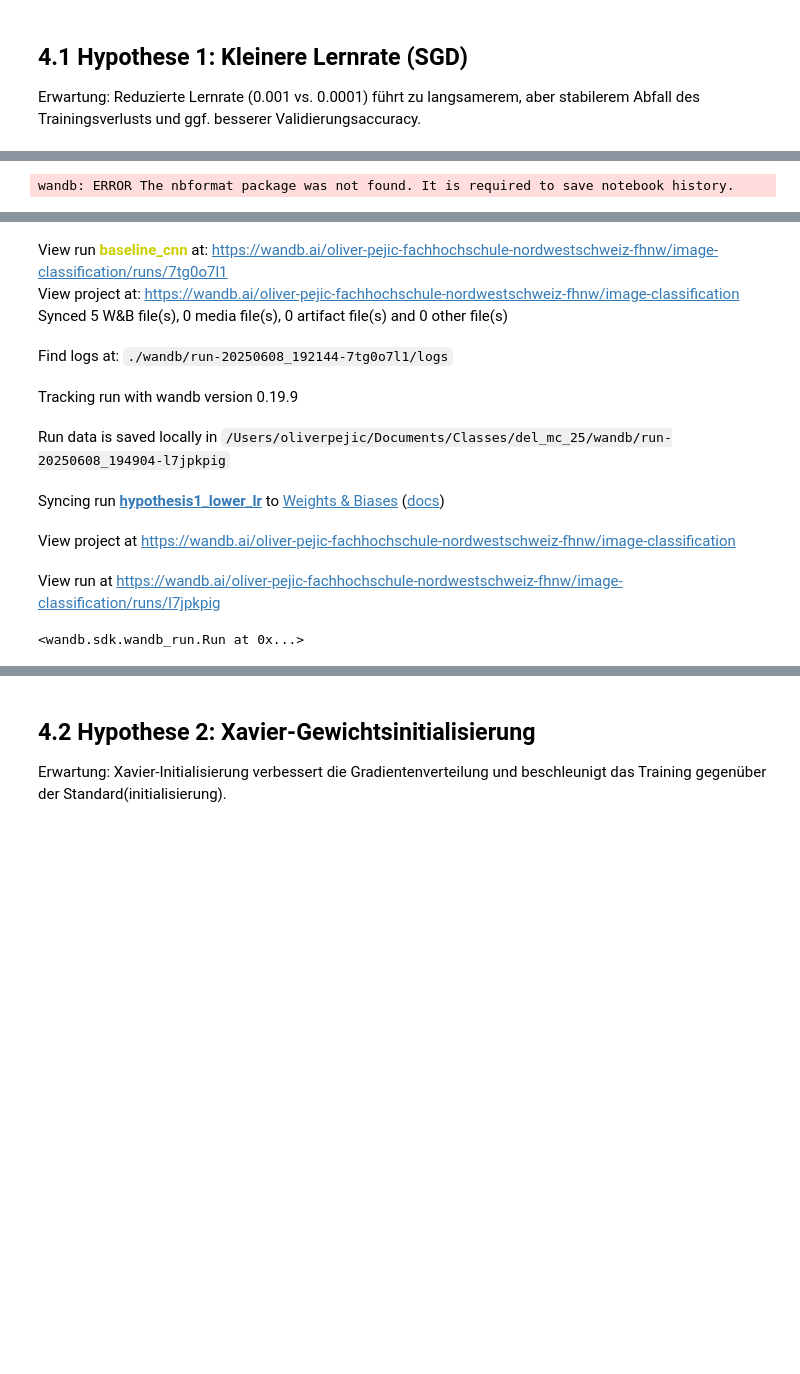
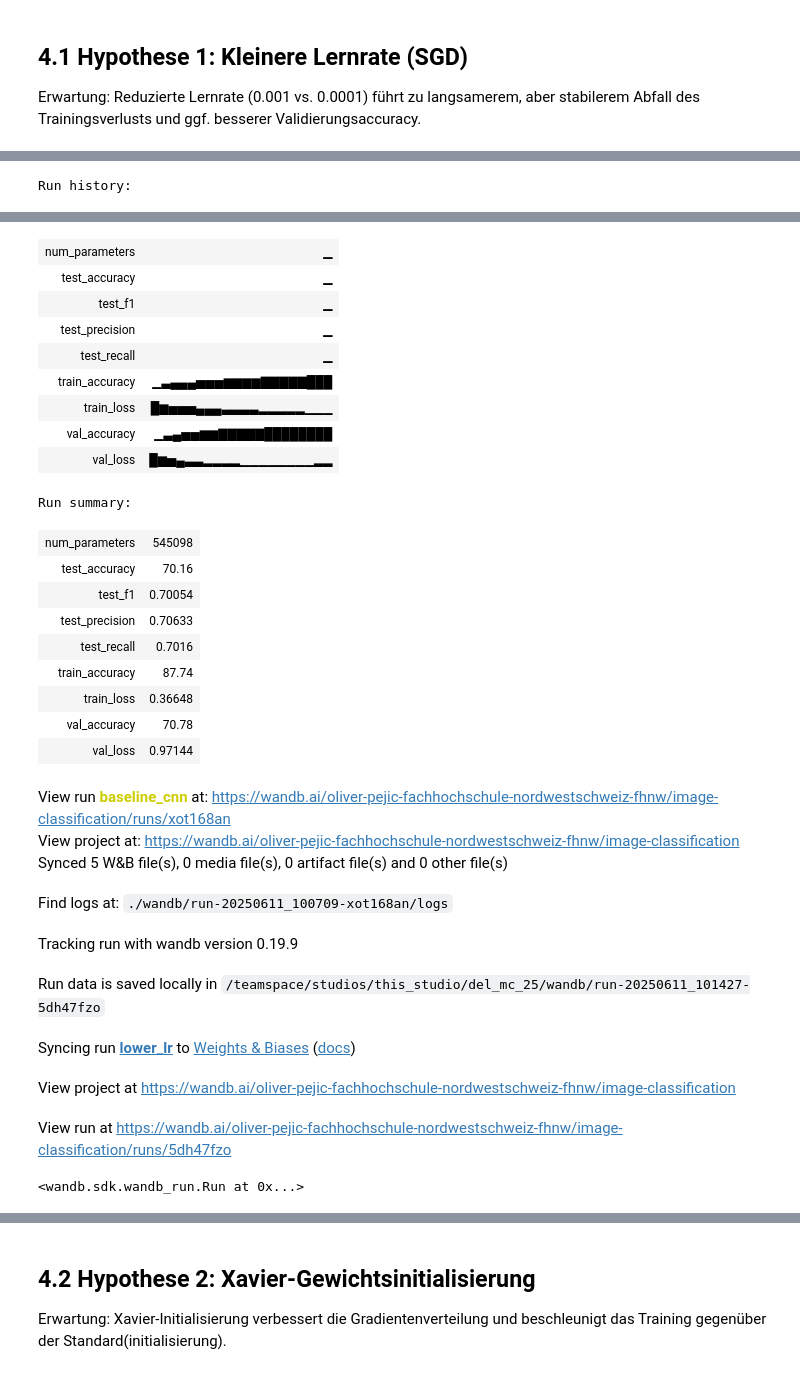
Before and after one commit to Kroli99/del_mc_25, a Jupyter notebook: del_mc_25.ipynb, the cells around one changed output, grey strips where cells are left out. Drawn from its saved outputs; the diff is of its cells as text; code cells hidden in the pictures; blank space fills up the shorter version.

```diff
--- a/del_mc_25.ipynb
+++ b/del_mc_25.ipynb
@@ -163,7 +482,7 @@ Using device: cpu
 # %%
 # Hyperparameter
-epochs = 30
-batch_size = 16
+epochs = 20
+batch_size = 32
 learning_rate = 0.001
 project_name = "image-classification"
 run_name = "baseline_cnn"
@@ -484,14 +615,15 @@ In diesem Schritt formulieren wir 10 Hypothesen aus den vorgegebenen Gruppen, f
 Erwartung: Reduzierte Lernrate (0.001 vs. 0.0001) führt zu langsamerem, aber stabilerem Abfall des Trainingsverlusts und ggf. besserer Validierungsaccuracy.
 # %%
 lr_small = 0.0001
+epochs_lr = 60
 
 # W&B Init für Hypothese 1
 wandb.init(
     project=project_name,
-    name="hypothesis1_lower_lr",
+    name="lower_lr",
     config={"hypothesis": "lower_lr",
             "learning_rate": lr_small,
-            "epochs": epochs,
+            "epochs": epochs_lr,
             "batch_size": batch_size}
 )
 # %% [output]
@@ -498 +631 @@ wandb.init(
-wandb: ERROR The nbformat package was not found. It is required to save notebook history.
+Run history:
@@ -500,10 +632,29 @@ wandb: ERROR The nbformat package was not found. It is required to save notebook
+| num_parameters | ▁ |
+| test_accuracy | ▁ |
+| test_f1 | ▁ |
+| test_precision | ▁ |
+| test_recall | ▁ |
+| train_accuracy | ▁▃▄▄▄▅▅▅▆▆▆▆▇▇▇▇▇███ |
+| train_loss | █▆▅▅▅▄▄▄▃▃▃▃▂▂▂▂▂▁▁▁ |
+| val_accuracy | ▁▃▄▅▅▆▆▇▇▇▇▇████████ |
+| val_loss | █▆▅▄▃▃▂▂▂▂▁▁▁▁▁▁▁▁▂▂ |
+Run summary:
+| num_parameters | 545098 |
+| test_accuracy | 70.16 |
+| test_f1 | 0.70054 |
+| test_precision | 0.70633 |
+| test_recall | 0.7016 |
+| train_accuracy | 87.74 |
+| train_loss | 0.36648 |
+| val_accuracy | 70.78 |
+| val_loss | 0.97144 |
-View run baseline_cnn at: https://wandb.ai/oliver-pejic-fachhochschule-nordwestschweiz-fhnw/image-classification/runs/7tg0o7l1
+View run baseline_cnn at: https://wandb.ai/oliver-pejic-fachhochschule-nordwestschweiz-fhnw/image-classification/runs/xot168an
 View project at: https://wandb.ai/oliver-pejic-fachhochschule-nordwestschweiz-fhnw/image-classification
 Synced 5 W&B file(s), 0 media file(s), 0 artifact file(s) and 0 other file(s)
-Find logs at: ./wandb/run-20250608_192144-7tg0o7l1/logs
+Find logs at: ./wandb/run-20250611_100709-xot168an/logs
 Tracking run with wandb version 0.19.9
-Run data is saved locally in /Users/oliverpejic/Documents/Classes/del_mc_25/wandb/run-20250608_194904-l7jpkpig
+Run data is saved locally in /teamspace/studios/this_studio/del_mc_25/wandb/run-20250611_101427-5dh47fzo
-Syncing run hypothesis1_lower_lr to Weights & Biases (docs)
+Syncing run lower_lr to Weights & Biases (docs)
 View project at https://wandb.ai/oliver-pejic-fachhochschule-nordwestschweiz-fhnw/image-classification
-View run at https://wandb.ai/oliver-pejic-fachhochschule-nordwestschweiz-fhnw/image-classification/runs/l7jpkpig
+View run at https://wandb.ai/oliver-pejic-fachhochschule-nordwestschweiz-fhnw/image-classification/runs/5dh47fzo
-<wandb.sdk.wandb_run.Run at 0x...>
+<wandb.sdk.wandb_run.Run at 0x...>
```
Also changed, not shown: parts of 98 cells of this notebook, 1 other file.
